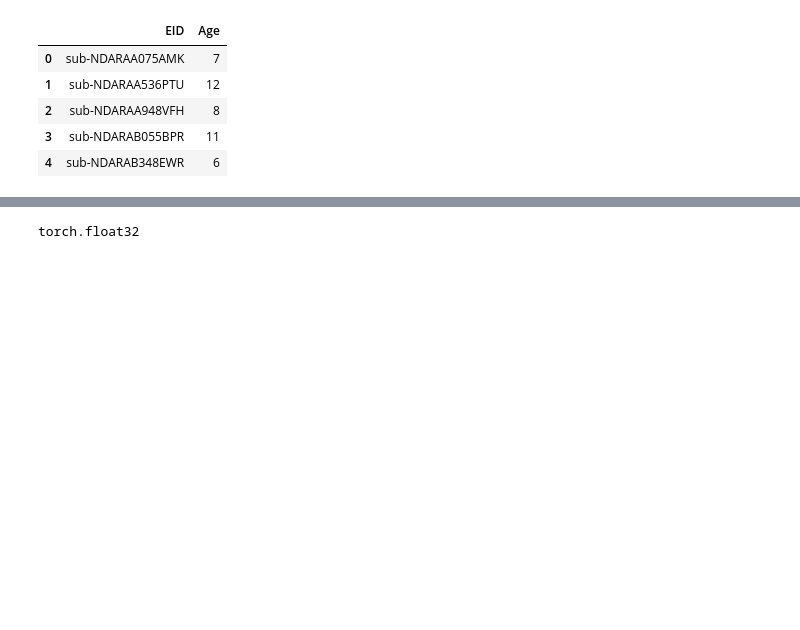
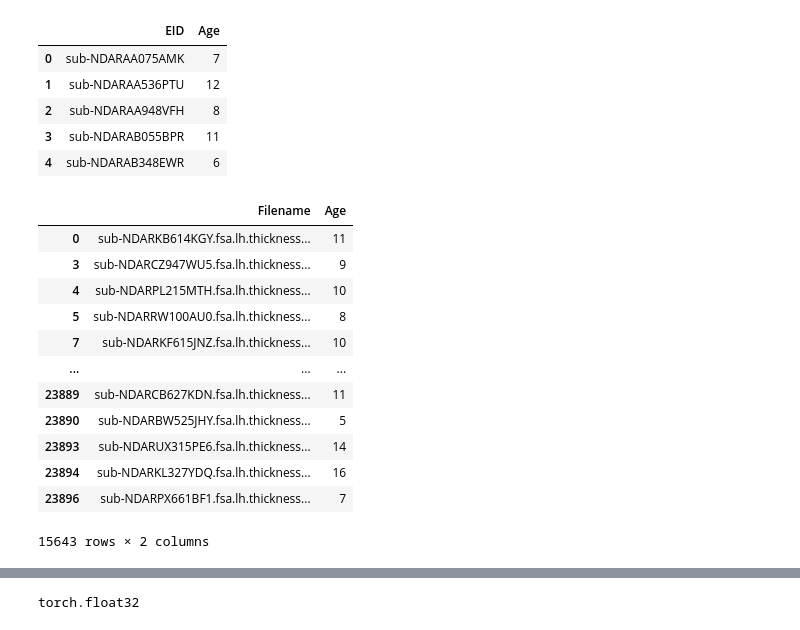
Before and after one commit to sambjohnson/cnn-mri, a Jupyter notebook: cnn-regression-3-11-2022-Age-Thickness.ipynb, the cells around one changed output, grey strips where cells are left out. Saved outputs shown, nothing was run; the diff lists cells and outputs as text; code cells hidden in the pictures; blank space fills up the shorter version.

```diff
--- a/cnn-regression-3-11-2022-Age-Thickness.ipynb
+++ b/cnn-regression-3-11-2022-Age-Thickness.ipynb
@@ -188,7 +112,8 @@ filename_df.head()
 # %%
 # now read in age data and create an age dataframe
-
-os.listdir(data_dir+pheno_subdir)
+data_dir = '/scratch/groups/jyeatman/samjohns-projects/data'
+pheno_dir = '/scratch/groups/jyeatman/samjohns-projects/data/hbn-reading-age-data'
+os.listdir(pheno_dir)
 # %% [output]
 ['agef.pkl',
  'wiat_reading.csv',
@@ -196,7 +121,7 @@ os.listdir(data_dir+pheno_subdir)
  'hbn_ages_blanks.csv',
  'readf.pkl']
 # %%
-age_df = pd.read_csv(data_dir+pheno_subdir+'/hbn_ages_blanks.csv', header=None)
+age_df = pd.read_csv(pheno_dir+'/hbn_ages_blanks.csv', header=None)
 # %%
 age_df.columns = ['EID', 'Age']
 age_df.head()
@@ -217,6 +142,21 @@ pheno_df = pheno_df.dropna()
 # %%
 # save df as .csv
 label_dir = data_dir + '/labels'
 if not os.path.exists(label_dir):
     os.makedirs(label_dir)
-pheno_df.to_csv(label_dir+'/age_labels.csv', index=False)
+pheno_df_nosub = pheno_df[['Filename', 'Age']]
+pheno_df_nosub
+# %% [output]
+|  | Filename | Age |
+| 0 | sub-NDARKB614KGY.fsa.lh.thickness... | 11 |
+| 3 | sub-NDARCZ947WU5.fsa.lh.thickness... | 9 |
+| 4 | sub-NDARPL215MTH.fsa.lh.thickness... | 10 |
+| 5 | sub-NDARRW100AU0.fsa.lh.thickness... | 8 |
+| 7 | sub-NDARKF615JNZ.fsa.lh.thickness... | 10 |
+| ... | ... | ... |
+| 23889 | sub-NDARCB627KDN.fsa.lh.thickness... | 11 |
+| 23890 | sub-NDARBW525JHY.fsa.lh.thickness... | 5 |
+| 23893 | sub-NDARUX315PE6.fsa.lh.thickness... | 14 |
+| 23894 | sub-NDARKL327YDQ.fsa.lh.thickness... | 16 |
+| 23896 | sub-NDARPX661BF1.fsa.lh.thickness... | 7 |
+15643 rows × 2 columns
```
Also changed, not shown: parts of 22 cells of this notebook, 1 other file.
